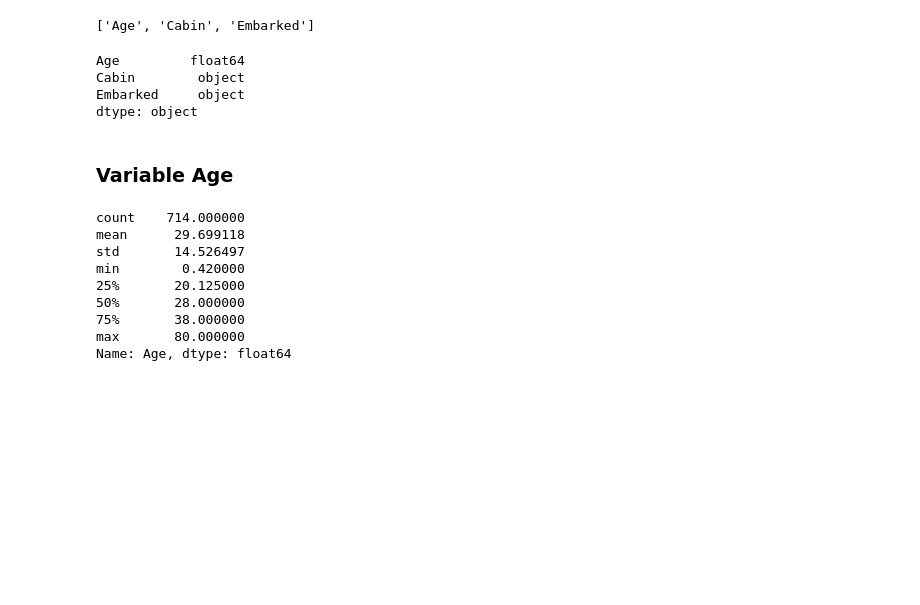
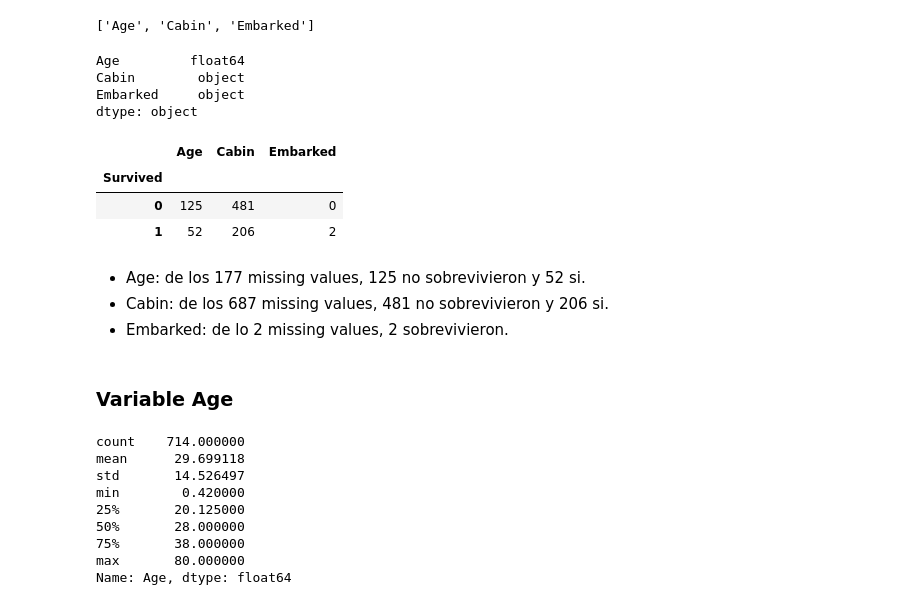
Before and after one commit to andrear17/Laboratorio2-PD, a Jupyter notebook: Lab2.ipynb, the cells around one changed output. Drawn from its saved outputs; the diff is of its cells as text; code cells hidden in the pictures; blank space fills up the shorter version.

```diff
--- a/Lab2.ipynb
+++ b/Lab2.ipynb
@@ -97,6 +100,17 @@ Age         float64
 Cabin        object
 Embarked     object
 dtype: object
+# %%
+data.groupby('Survived').count().rsub(data.groupby('Survived').size(), axis=0)[var_with_na]
+# %% [output]
+|  | Age | Cabin | Embarked |
+| Survived |  |  |  |
+| 0 | 125 | 481 | 0 |
+| 1 | 52 | 206 | 2 |
+# %% [markdown]
+* Age: de los 177 missing values, 125 no sobrevivieron y 52 si.
+* Cabin: de los 687 missing values, 481 no sobrevivieron y 206 si.
+* Embarked: de lo 2 missing values, 2 sobrevivieron.
 # %% [markdown]
 ### Variable Age
 # %%
```
Also changed, not shown: parts of 22 cells of this notebook.
